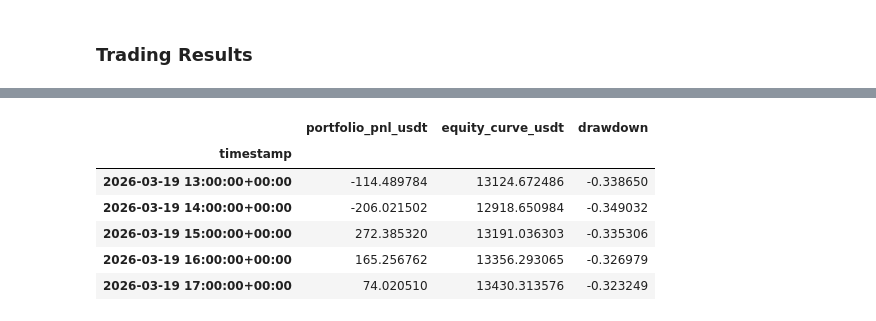
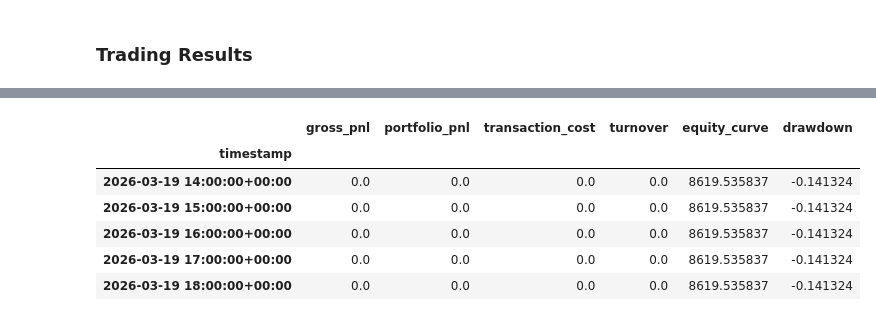
Before and after one commit to PeterLP123/Algo-Trading-Project, a Jupyter notebook: strategy.ipynb, the cells around one changed output, grey strips where cells are left out. Saved outputs shown, nothing was run; the diff lists cells and outputs as text; code cells hidden in the pictures.

```diff
--- a/strategy.ipynb
+++ b/strategy.ipynb
@@ -714,48 +1184,74 @@ The trading results below convert the lagged USDT notionals in `theta_df` into p
 # %%
-asset_pnl_df = theta_df.mul(return_df).fillna(0.0)
-portfolio_pnl_series = asset_pnl_df.sum(axis=1)
-portfolio_return_series = portfolio_pnl_series / INITIAL_CAPITAL_USDT
-equity_curve_series = INITIAL_CAPITAL_USDT + portfolio_pnl_series.cumsum()
-drawdown_series = equity_curve_series / equity_curve_series.cummax() - 1.0
-
-active_mask = gross_exposure_series > 0
-active_pnl_series = portfolio_pnl_series[active_mask]
-position_change_count = int(position_weight_df.ne(position_weight_df.shift(1)).any(axis=1).sum())
-
-annualized_return = portfolio_return_series.mean() * HOURS_PER_YEAR
-annualized_vol = portfolio_return_series.std(ddof=0) * np.sqrt(HOURS_PER_YEAR)
-sharpe_ratio = annualized_return / annualized_vol if annualized_vol > 0 else np.nan
+strategy_summary = summarize_strategy_state(
+    strategy_state,
+    initial_capital_usdt=INITIAL_CAPITAL_USDT,
+    hours_per_year=HOURS_PER_YEAR,
+)
 
 results_summary = pd.DataFrame(
     {
         "metric": [
             "Ending equity (USDT)",
-            "Total PnL (USDT)",
+            "Total gross PnL before costs (USDT)",
+            "Total transaction costs (USDT)",
+            "Total net PnL (USDT)",
             "Total return (%)",
-            "Annualized return (%)",
-            "Annualized volatility (%)",
-            "Sharpe ratio",
+            "Annualized gross return (%)",
+            "Annualized gross volatility (%)",
+            "Gross Sharpe ratio",
+            "Annualized net return (%)",
+            "Annualized net volatility (%)",
+            "Net Sharpe ratio",
             "Max drawdown (%)",
             "Active-bar win rate (%)",
             "Average gross exposure (USDT)",
-            "Position changes",
+            "Average exposure utilization",
+            "Average gross leverage (x)",
+            "Average turnover per rebalance (USDT)",
+            "Trade count",
+            "Average holding period (bars)",
+            "Minimum equity (USDT)",
+            "Liquidated during backtest",
         ],
         "value": [
-            equity_curve_series.iloc[-1],
-            portfolio_pnl_series.sum(),
-            100.0 * (equity_curve_series.iloc[-1] / INITIAL_CAPITAL_USDT - 1.0),
-            100.0 * annualized_return,
-            100.0 * annualized_vol,
-            sharpe_ratio,
-            100.0 * drawdown_series.min(),
-            100.0 * (active_pnl_series.gt(0).mean() if not active_pnl_series.empty else np.nan),
-            gross_exposure_series[active_mask].mean() if active_mask.any() else 0.0,
-            position_change_count,
+            strategy_summary["ending_equity"],
+            strategy_summary["total_gross_pnl"],
+            strategy_summary["total_transaction_costs"],
+            strategy_summary["total_net_pnl"],
+            strategy_summary["total_return_pct"],
+            strategy_summary["annualized_gross_return_pct"],
+            strategy_summary["annualized_gross_vol_pct"],
+            strategy_summary["gross_sharpe"],
+            strategy_summary["annualized_net_return_pct"],
+            strategy_summary["annualized_net_vol_pct"],
+            strategy_summary["net_sharpe"],
+            strategy_summary["max_drawdown_pct"],
+            strategy_summary["active_bar_win_rate_pct"],
+            strategy_summary["average_gross_exposure"],
+            strategy_summary["average_exposure_utilization"],
+            strategy_summary["average_gross_leverage"],
+            strategy_summary["average_turnover_per_rebalance"],
+            strategy_summary["trade_count"],
+            strategy_summary["average_holding_bars"],
+            strategy_summary["minimum_equity"],
+            "Yes" if strategy_summary["liquidated"] else "No",
         ],
     }
 )
 
 display(results_summary)
-display(pd.DataFrame({"portfolio_pnl_usdt": portfolio_pnl_series, "equity_curve_usdt": equity_curve_series, "drawdown": drawdown_series}).tail())
+display(
+    pd.concat(
+        [
+            gross_pnl_series,
+            portfolio_pnl_series,
+            transaction_cost_series,
+            turnover_series,
+            equity_curve_series,
+            drawdown_series,
+        ],
+        axis=1,
+    ).tail()
+)
 # %% [output]
 |  | metric | value |
@@ -772,8 +1274,8 @@ display(pd.DataFrame({"portfolio_pnl_usdt": portfolio_pnl_series, "equity_curve_
-|  | portfolio_pnl_usdt | equity_curve_usdt | drawdown |
-| timestamp |  |  |  |
-| 2026-03-19 13:00:00+00:00 | -114.489784 | 13124.672486 | -0.338650 |
-| 2026-03-19 14:00:00+00:00 | -206.021502 | 12918.650984 | -0.349032 |
-| 2026-03-19 15:00:00+00:00 | 272.385320 | 13191.036303 | -0.335306 |
-| 2026-03-19 16:00:00+00:00 | 165.256762 | 13356.293065 | -0.326979 |
-| 2026-03-19 17:00:00+00:00 | 74.020510 | 13430.313576 | -0.323249 |
+|  | gross_pnl | portfolio_pnl | transaction_cost | turnover | equity_curve | drawdown |
+| timestamp |  |  |  |  |  |  |
+| 2026-03-19 14:00:00+00:00 | 0.0 | 0.0 | 0.0 | 0.0 | 8619.535837 | -0.141324 |
+| 2026-03-19 15:00:00+00:00 | 0.0 | 0.0 | 0.0 | 0.0 | 8619.535837 | -0.141324 |
+| 2026-03-19 16:00:00+00:00 | 0.0 | 0.0 | 0.0 | 0.0 | 8619.535837 | -0.141324 |
+| 2026-03-19 17:00:00+00:00 | 0.0 | 0.0 | 0.0 | 0.0 | 8619.535837 | -0.141324 |
+| 2026-03-19 18:00:00+00:00 | 0.0 | 0.0 | 0.0 | 0.0 | 8619.535837 | -0.141324 |
 # %% [markdown]
```
Also changed, not shown: parts of 22 cells of this notebook.
